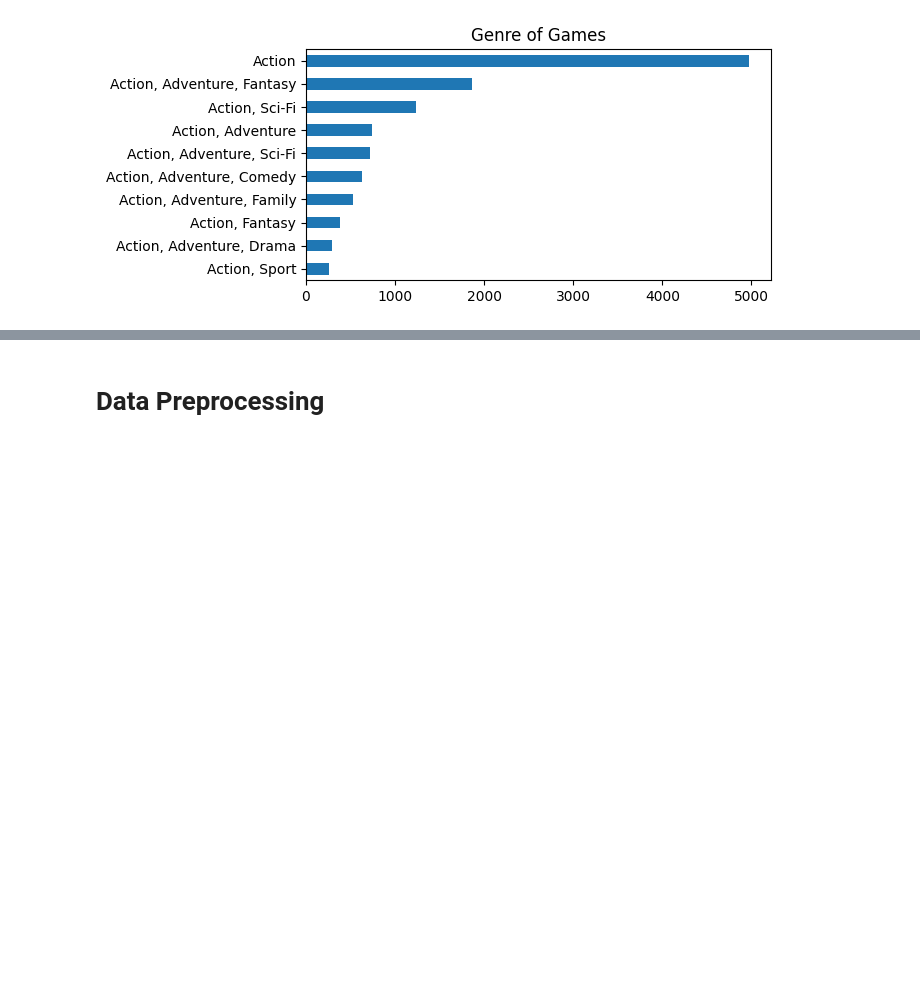
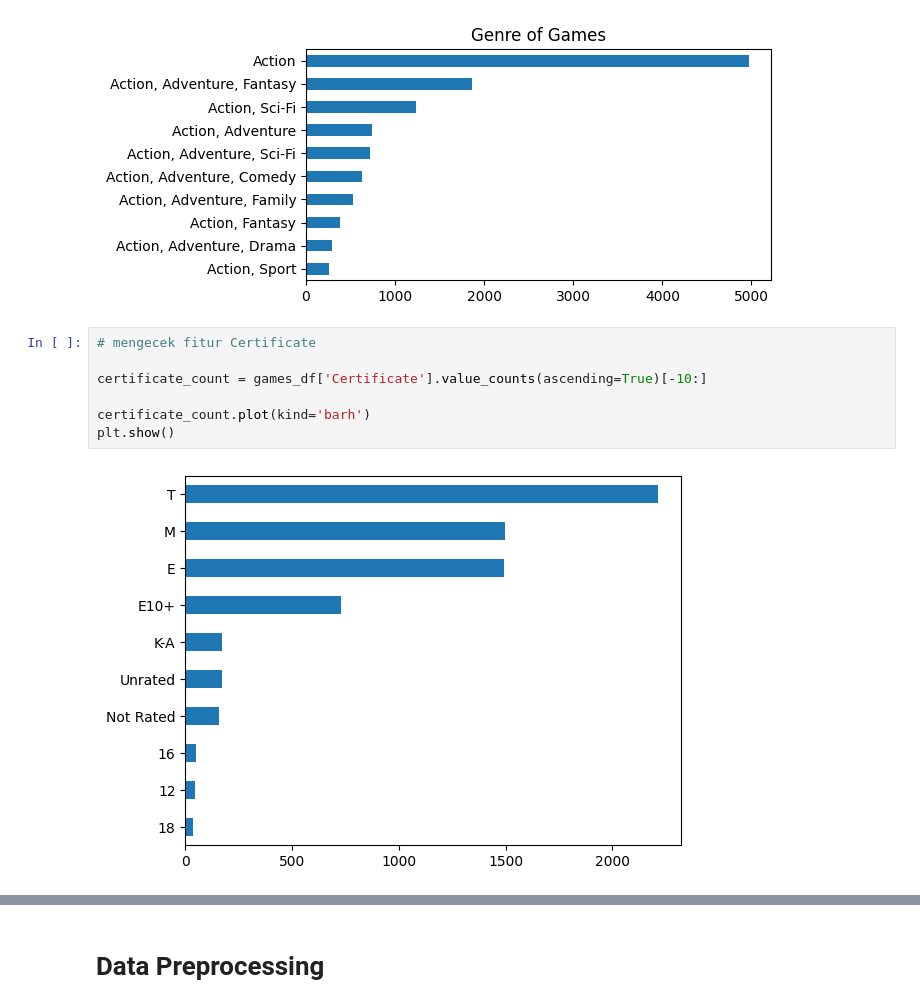
Before and after one commit to rezaafaisal/game-recommendation, a Jupyter notebook: IMDb_Games_Recommender.ipynb, the cells around one changed output, grey strips where cells are left out. Drawn from its saved outputs; the diff is of its cells as text; blank space fills up the shorter version.

```diff
--- a/IMDb_Games_Recommender.ipynb
+++ b/IMDb_Games_Recommender.ipynb
@@ -131,3 +131,12 @@ Action, Fantasy                 377    2.56777
 Action, Sci-Fi                 1233    8.39804
 Action, Sport                   260    1.77088
 [figure]
+# %%
+# mengecek fitur Certificate
+
+certificate_count = games_df['Certificate'].value_counts(ascending=True)[-10:]
+
+certificate_count.plot(kind='barh')
+plt.show()
+# %% [output]
+[figure, added]
```
Also changed, not shown: parts of 9 cells of this notebook, 6 other files.
